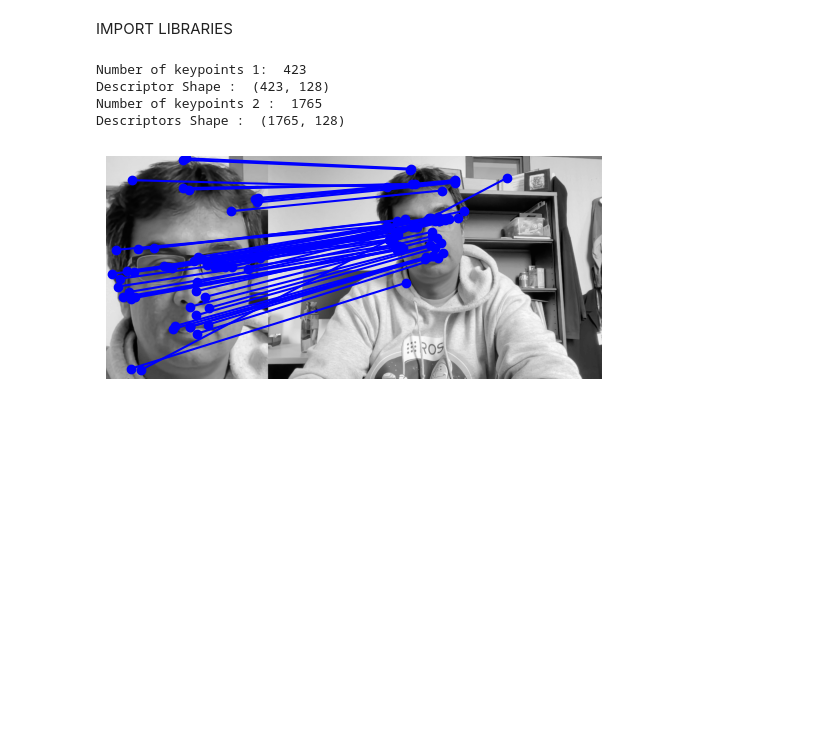
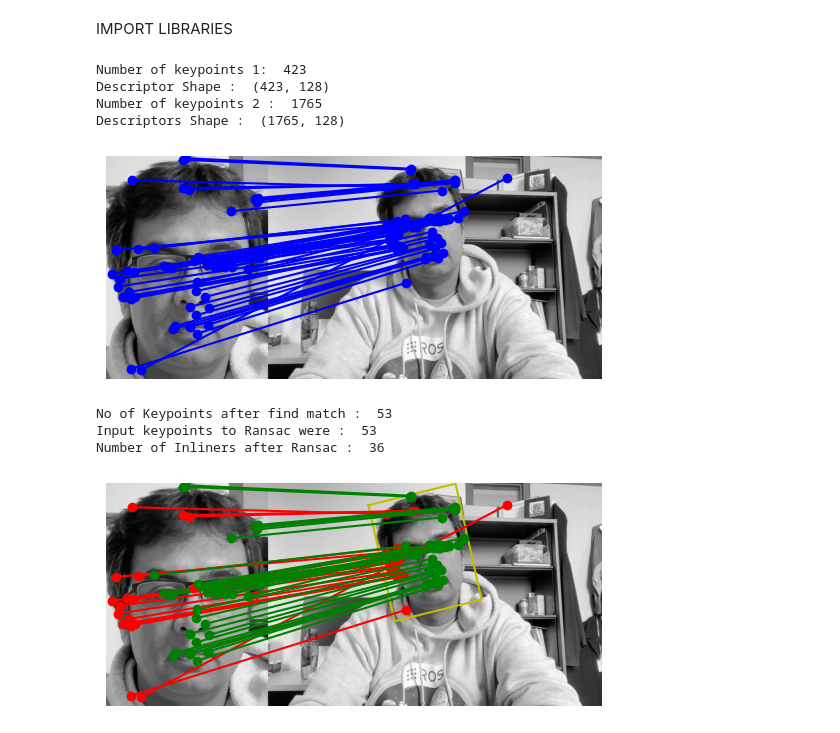
Before and after one commit to mohitydv09/computer_vision, a Jupyter notebook: hw2/registration.ipynb, the cells around one changed output. Cells and saved outputs as stored; diff of their text form; code cells hidden in the pictures; blank space fills up the shorter version.

Commit message:
align image using features funtion implemented

```diff
--- a/hw2/registration.ipynb
+++ b/hw2/registration.ipynb
@@ -103,6 +103,35 @@ def visualize_track_multi_frames(template, img_list, A_list):
     plt.title('Frame 4')
     plt.axis('off')
     plt.show()
+# %%
+def visualize_align_image_using_feature(img1, img2, x1, x2, A, ransac_thr, img_h=500):
+    x2_t = np.hstack((x1, np.ones((x1.shape[0], 1)))) @ A.T
+    errors = np.sum(np.square(x2_t[:, :2] - x2), axis=1)
+    mask_inliers = errors < ransac_thr
+    boundary_t = np.hstack(( np.array([[0, 0], [img1.shape[1], 0], [img1.shape[1], img1.shape[0]], [0, img1.shape[0]], [0, 0]]), np.ones((5, 1)) )) @ A[:2, :].T
+
+    scale_factor1 = img_h/img1.shape[0]
+    scale_factor2 = img_h/img2.shape[0]
+    img1_resized = cv2.resize(img1, None, fx=scale_factor1, fy=scale_factor1)
+    img2_resized = cv2.resize(img2, None, fx=scale_factor2, fy=scale_factor2)
+    x1 = x1 * scale_factor1
+    x2 = x2 * scale_factor2
+    x2[:, 0] += img1_resized.shape[1]
+    img = np.hstack((img1_resized, img2_resized))
+    plt.imshow(img, cmap='gray', vmin=0, vmax=255)
+
+    boundary_t = boundary_t * scale_factor2
+    boundary_t[:, 0] += img1_resized.shape[1]
+    plt.plot(boundary_t[:, 0], boundary_t[:, 1], 'y')
+    for i in range(x1.shape[0]):
+        if mask_inliers[i]:
+            plt.plot([x1[i, 0], x2[i, 0]], [x1[i, 1], x2[i, 1]], 'g')
+            plt.plot([x1[i, 0], x2[i, 0]], [x1[i, 1], x2[i, 1]], 'go')
+        else:
+            plt.plot([x1[i, 0], x2[i, 0]], [x1[i, 1], x2[i, 1]], 'r')
+            plt.plot([x1[i, 0], x2[i, 0]], [x1[i, 1], x2[i, 1]], 'ro')
+    plt.axis('off')
+    plt.show()
 # %%
 def find_match(img1, img2):
     # To do
@@ -156,33 +320,40 @@ def find_match(img1, img2):
 # %%
 if __name__ == '__main__':
     template = cv2.imread('./JS_template.jpg', 0)  # read as grey scale image
     target_list = []
     for i in range(4):
         target = cv2.imread('./JS_target{}.jpg'.format(i+1), 0)  # read as grey scale image
         target_list.append(target)
 
     x1, x2 = find_match(template, target_list[0])
     visualize_find_match(template, target_list[0], x1, x2)
 
-    # # Uncomment for running in reverse direction.
-    # x1, x2 = find_match(target_list[0], template )
-    # visualize_find_match(target_list[0],template,  x1, x2)
+    ransac_thr = 100
+    ransac_iter = 500
+    print("No of Keypoints after find match : ", len(x1))
+    # A, x1_ret, x2_ret, x1_outliners, x2_outliners = align_image_using_feature(x1, x2, ransac_thr, ransac_iter)
+    A = align_image_using_feature(x1, x2, ransac_thr, ransac_iter)
+    visualize_align_image_using_feature(template, target_list[0], x1, x2, A, ransac_thr, img_h=500)
 
-    # A = align_image_using_feature(x1, x2, ransac_thr, ransac_iter)
-
+    # visualize_find_match(template, target_list[0], x1_ret, x2_ret)
+    # visualize_find_match(template, target_list[0], x1_outliners, x2_outliners)
     # img_warped = warp_image(target_list[0], A, template.shape)
     # plt.imshow(img_warped, cmap='gray', vmin=0, vmax=255)
     # plt.axis('off')
     # plt.show()
 
     # A_refined, errors = align_image(template, target_list[0], A)
     # visualize_align_image(template, target_list[0], A, A_refined, errors)
 
     # A_list = track_multi_frames(template, target_list)
     # visualize_track_multi_frames(template, target_list, A_list)
 # %% [output]
 Number of keypoints 1:  423
 Descriptor Shape :  (423, 128)
 Number of keypoints 2 :  1765
 Descriptors Shape :  (1765, 128)
 [figure]
+No of Keypoints after find match :  53
+Input keypoints to Ransac were :  53
+Number of Inliners after Ransac :  36
+[figure, added]
```
Also changed, not shown: parts of 5 cells of this notebook.
